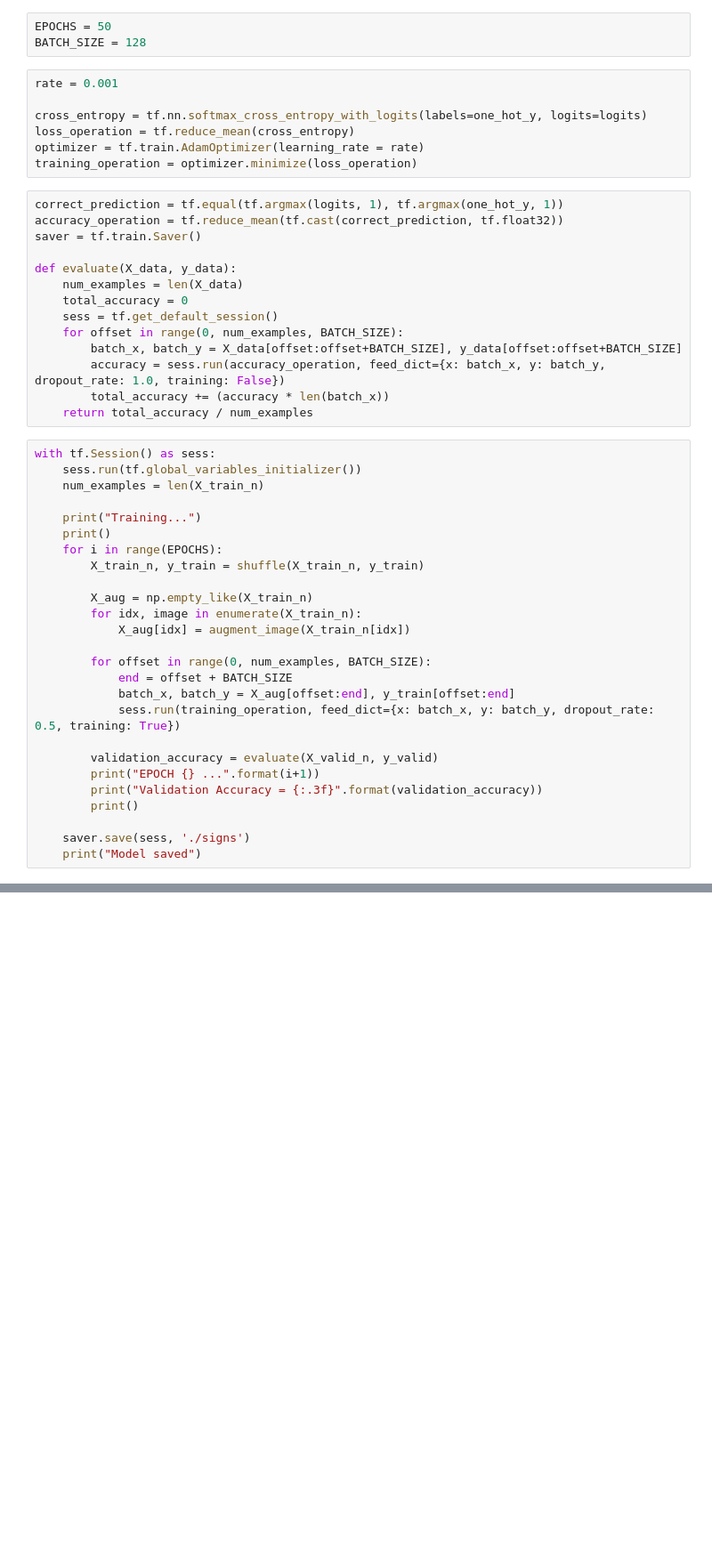
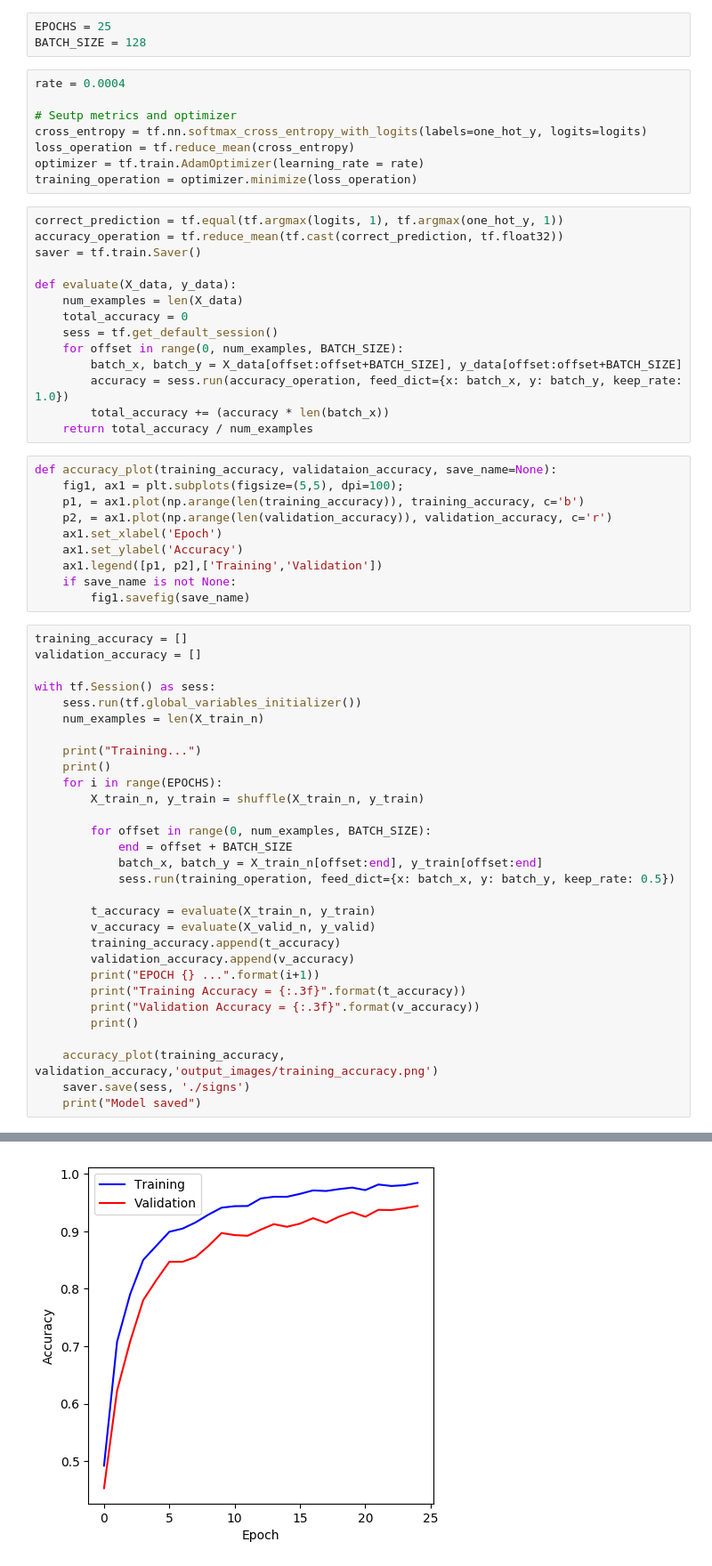
Before and after one commit to baronep/CarND-Traffic-Sign-Classifier-Project, a Jupyter notebook: project.ipynb, the cells around one changed output, grey strips where cells are left out. Shown: that part at 89% size. Saved outputs shown, nothing was run; the diff lists cells and outputs as text; blank space fills up the shorter version.

```diff
--- a/project.ipynb
+++ b/project.ipynb
@@ -161,11 +313,12 @@ fc3_W  = tf.Variable(tf.truncated_normal(shape=(84, n_classes), mean = mu, stdde
 fc3_b  = tf.Variable(tf.zeros(n_classes), name="fc3_b")
 logits = tf.matmul(fc2, fc3_W) + fc3_b
 # %%
-EPOCHS = 50
+EPOCHS = 25
 BATCH_SIZE = 128
 # %%
-rate = 0.001
+rate = 0.0004
 
+# Seutp metrics and optimizer
 cross_entropy = tf.nn.softmax_cross_entropy_with_logits(labels=one_hot_y, logits=logits)
 loss_operation = tf.reduce_mean(cross_entropy)
 optimizer = tf.train.AdamOptimizer(learning_rate = rate)
@@ -181,10 +334,23 @@ def evaluate(X_data, y_data):
     sess = tf.get_default_session()
     for offset in range(0, num_examples, BATCH_SIZE):
         batch_x, batch_y = X_data[offset:offset+BATCH_SIZE], y_data[offset:offset+BATCH_SIZE]
-        accuracy = sess.run(accuracy_operation, feed_dict={x: batch_x, y: batch_y, dropout_rate: 1.0, training: False})
+        accuracy = sess.run(accuracy_operation, feed_dict={x: batch_x, y: batch_y, keep_rate: 1.0})
         total_accuracy += (accuracy * len(batch_x))
     return total_accuracy / num_examples
+# %%
+def accuracy_plot(training_accuracy, validataion_accuracy, save_name=None):
+    fig1, ax1 = plt.subplots(figsize=(5,5), dpi=100);
+    p1, = ax1.plot(np.arange(len(training_accuracy)), training_accuracy, c='b')
+    p2, = ax1.plot(np.arange(len(validation_accuracy)), validation_accuracy, c='r')
+    ax1.set_xlabel('Epoch')
+    ax1.set_ylabel('Accuracy')
+    ax1.legend([p1, p2],['Training','Validation'])
+    if save_name is not None:
+        fig1.savefig(save_name)
 # %%
+training_accuracy = []
+validation_accuracy = []
+
 with tf.Session() as sess:
     sess.run(tf.global_variables_initializer())
     num_examples = len(X_train_n)
@@ -194,20 +360,21 @@ with tf.Session() as sess:
     for i in range(EPOCHS):
         X_train_n, y_train = shuffle(X_train_n, y_train)
 
-        X_aug = np.empty_like(X_train_n)
-        for idx, image in enumerate(X_train_n):
-            X_aug[idx] = augment_image(X_train_n[idx])
-
         for offset in range(0, num_examples, BATCH_SIZE):
             end = offset + BATCH_SIZE
-            batch_x, batch_y = X_aug[offset:end], y_train[offset:end]
-            sess.run(training_operation, feed_dict={x: batch_x, y: batch_y, dropout_rate: 0.5, training: True})
+            batch_x, batch_y = X_train_n[offset:end], y_train[offset:end]
+            sess.run(training_operation, feed_dict={x: batch_x, y: batch_y, keep_rate: 0.5})
 
-        validation_accuracy = evaluate(X_valid_n, y_valid)
+        t_accuracy = evaluate(X_train_n, y_train)
+        v_accuracy = evaluate(X_valid_n, y_valid)
+        training_accuracy.append(t_accuracy)
+        validation_accuracy.append(v_accuracy)
         print("EPOCH {} ...".format(i+1))
-        print("Validation Accuracy = {:.3f}".format(validation_accuracy))
+        print("Training Accuracy = {:.3f}".format(t_accuracy))
+        print("Validation Accuracy = {:.3f}".format(v_accuracy))
         print()
 
+    accuracy_plot(training_accuracy, validation_accuracy,'output_images/training_accuracy.png')
     saver.save(sess, './signs')
     print("Model saved")
 # %% [output]
@@ -231,2 +398,3 @@ Validation Accuracy = 0.930
+[figure, added]
 # %%
 import cv2
```
Also changed, not shown: parts of 17 cells of this notebook, 4 other files.
